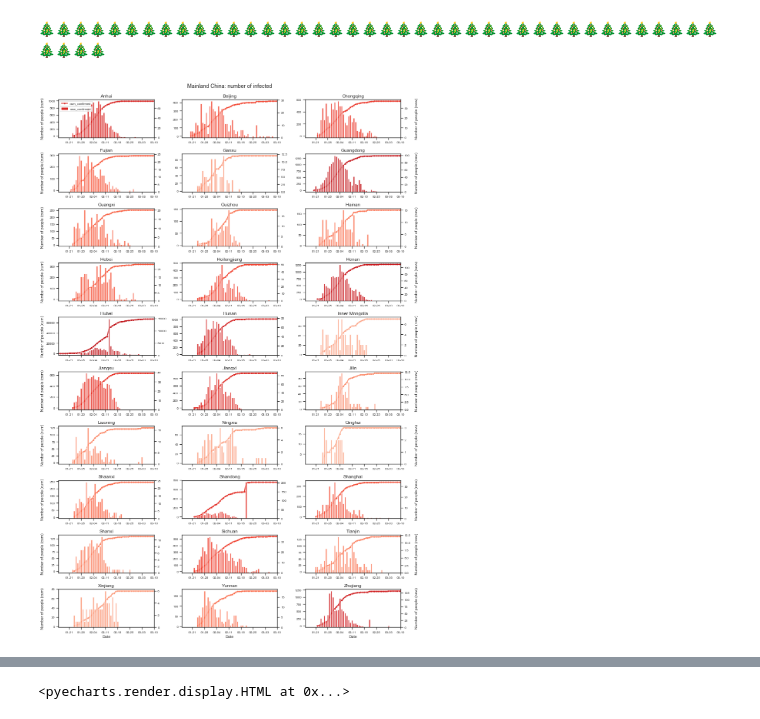
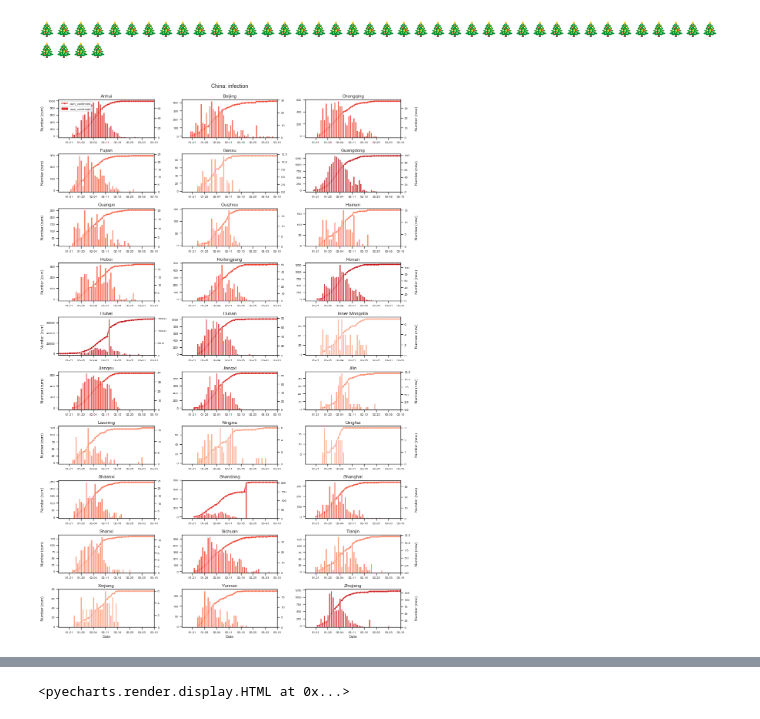
Before and after one commit to fudab/China-COVID-19-mobility, a Jupyter notebook: scripts/utils_disease.ipynb, the cells around one changed output, grey strips where cells are left out. Saved outputs shown, nothing was run; the diff lists cells and outputs as text; code cells hidden in the pictures.

```diff
--- a/scripts/utils_disease.ipynb
+++ b/scripts/utils_disease.ipynb
@@ -185,7 +203,7 @@ def figure_conf_all(df, names_province, fsize = (5, 3), ncol = 3, ms = 2, fs = 1
             axes[ix].set_xlabel('Date', fontsize = fs - 2)
 
         if i % ncol == 0:
-            axes[ix].set_ylabel('Number of people (cum)', fontsize = fs - 2)
+            axes[ix].set_ylabel('Number (cum)', fontsize = fs - 2)
             axes[ix].get_yaxis().set_label_coords(-0.15,0.5)
         if i == 0:
             axes[ix].legend(loc = 'upper left', fancybox = True, fontsize = fs - 4)
@@ -208,7 +226,7 @@ def figure_conf_all(df, names_province, fsize = (5, 3), ncol = 3, ms = 2, fs = 1
         ax11.tick_params(axis = 'both', which = 'major', labelsize = fs - 4)
         ax11.tick_params(axis = 'both', which = 'minor', labelsize = fs - 4)
         if i % ncol == ncol - 1:
-            ax11.set_ylabel('Number of people (new)', fontsize = fs - 2)
+            ax11.set_ylabel('Number (new)', fontsize = fs - 2)
             ax11.get_yaxis().set_label_coords(1.15,0.5)
 
         axes[ix].set_xlim(min(df.update_date), max(df.update_date))
@@ -221,7 +239,7 @@ def figure_conf_all(df, names_province, fsize = (5, 3), ncol = 3, ms = 2, fs = 1
     fig.align_ylabels(axes[:, 2])
     fig.suptitle(title, fontsize = fs + 2, y = 1.01)
 
-    fig.savefig(_Figure_PATH_ + country + '_conf.png', dpi = 400)
+    fig.savefig(_Figure_PATH_ + country + '_conf.png', dpi = 400, bbox_inches='tight')
 # %% [markdown]
 🎄🎄🎄🎄🎄🎄🎄🎄🎄🎄🎄🎄🎄🎄🎄🎄🎄🎄🎄🎄🎄🎄🎄🎄🎄🎄🎄🎄🎄🎄🎄🎄🎄🎄🎄🎄🎄🎄🎄🎄🎄🎄🎄🎄
 # %%
@@ -234,7 +252,7 @@ data_province_domestic = data_province_domestic[data_province_domestic.update_da
 # %%
 figure_conf_all(df = data_province_domestic, names_province = names_province,
                 fsize = (7, 2), ncol = 3, ms = 3, fs = 12, logy = False,
-                title = 'Mainland China: number of infected', country = 'China')
+                title = 'China: infection', country = 'China')
 # %% [output]
-[figure, old version]
+[figure, new version]
 # %%
```
Also changed, not shown: parts of 8 cells of this notebook, 2 other files.
